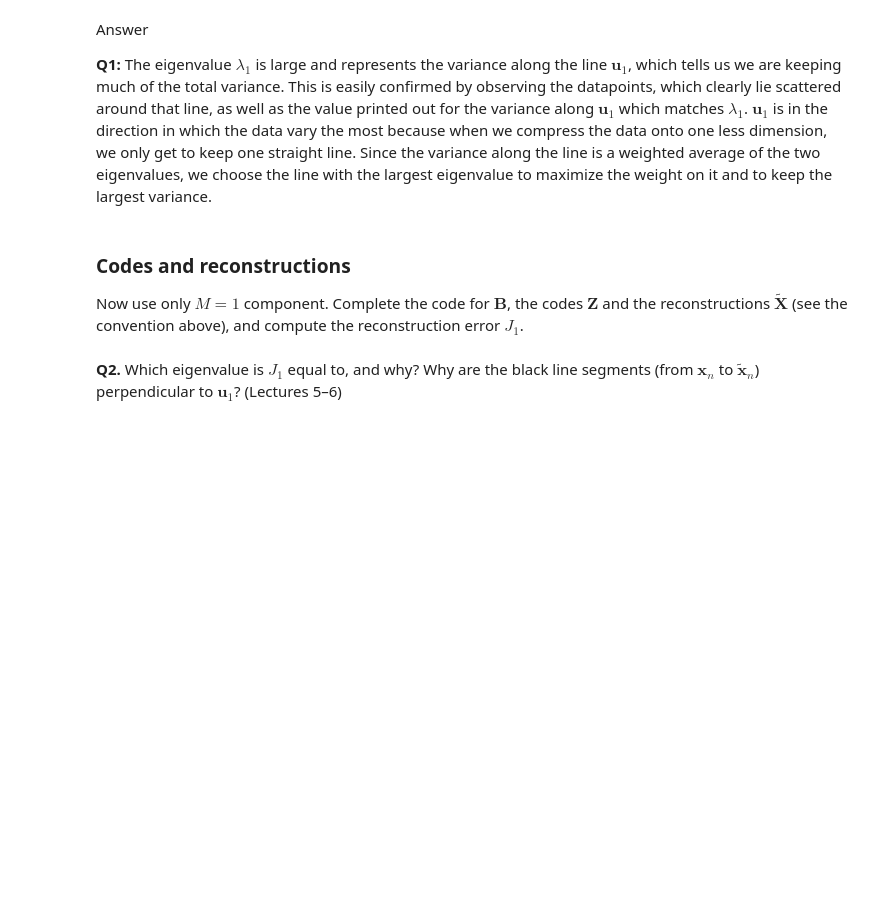
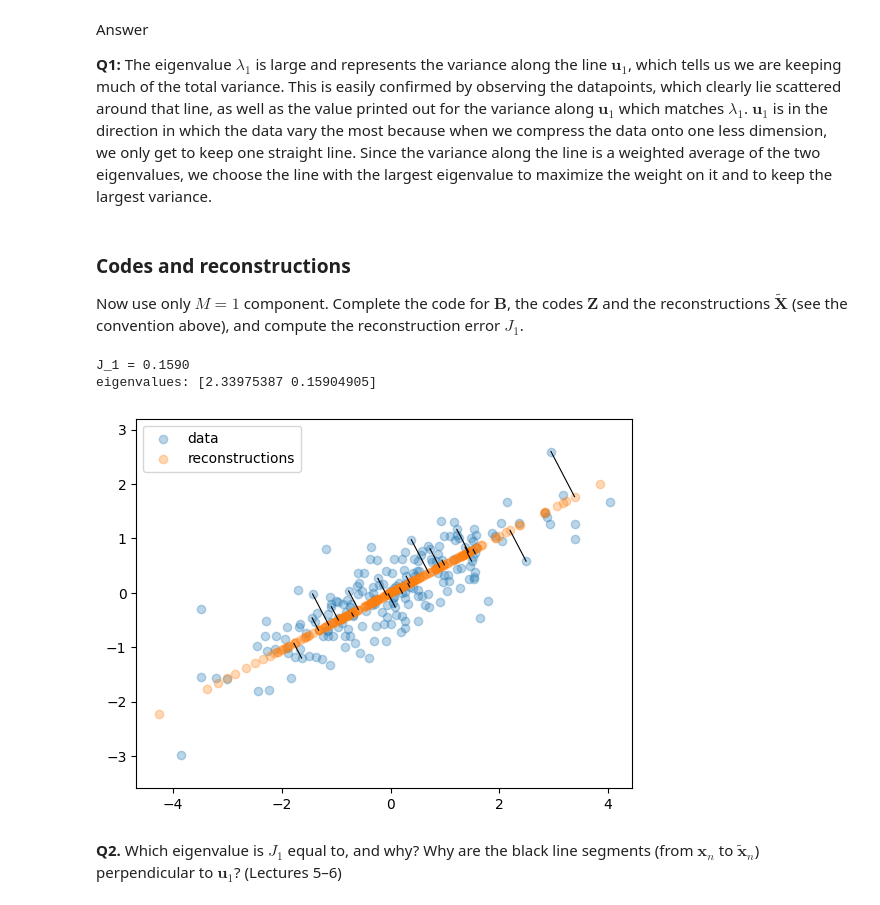
Before and after one commit to MarcusBoivie/Mathematical-Introduction-to-Machine-Learning, a Jupyter notebook: ca1/lab1b-pca.ipynb, the cells around one changed output. Drawn from its saved outputs; the diff is of its cells as text; code cells hidden in the pictures; blank space fills up the shorter version.

```diff
--- a/ca1/lab1b-pca.ipynb
+++ b/ca1/lab1b-pca.ipynb
@@ -129,20 +129,24 @@ Now use only $M=1$ component. Complete the code for $\boldsymbol B$, the codes $
 reconstructions $\tilde{\boldsymbol X}$ (see the convention above), and compute the reconstruction error $J_1$.
 # %%
 M = 1
-B = ...       # EDIT: the first M eigenvectors (D x M)
-Z = ...       # EDIT: the codes (N x M)
-X_rec = ...   # EDIT: the reconstructions (N x D)
+B = U[:, :M]       # EDIT: the first M eigenvectors (D x M)
+Z = X @ B       # EDIT: the codes (N x M)
+X_rec = Z @ B.T   # EDIT: the reconstructions (N x D)
 
 J = np.mean(np.sum((X - X_rec)**2, axis=1))   # (1/N) sum_n ||x_n - x~_n||^2
 print(f'J_1 = {J:.4f}')
 print('eigenvalues:', lam)
 
 plt.figure()
 plt.scatter(X[:, 0], X[:, 1], alpha=0.3, label='data')
 plt.scatter(X_rec[:, 0], X_rec[:, 1], alpha=0.3, label='reconstructions')
 for n in range(0, N, 10):   # every 10th point and its reconstruction
     plt.plot([X[n, 0], X_rec[n, 0]], [X[n, 1], X_rec[n, 1]], 'k-', lw=0.8)
 plt.axis('equal'); plt.legend();
+# %% [output]
+J_1 = 0.1590
+eigenvalues: [2.33975387 0.15904905]
+[figure, added]
 # %% [markdown]
 **Q2.** Which eigenvalue is $J_1$ equal to, and why? Why are the black line segments (from $\boldsymbol x_n$ to
 $\tilde{\boldsymbol x}_n$) perpendicular to $\boldsymbol u_1$? (Lectures 5–6)
```
Also changed, not shown: parts of 5 cells of this notebook.
